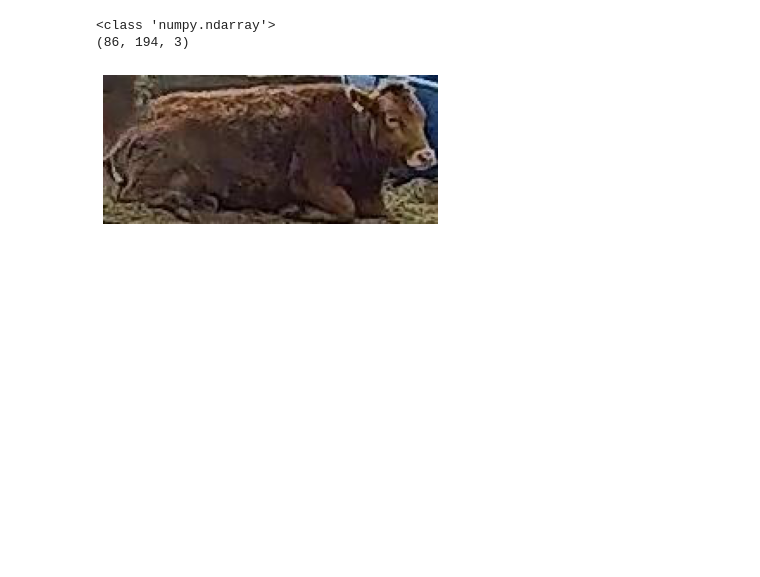
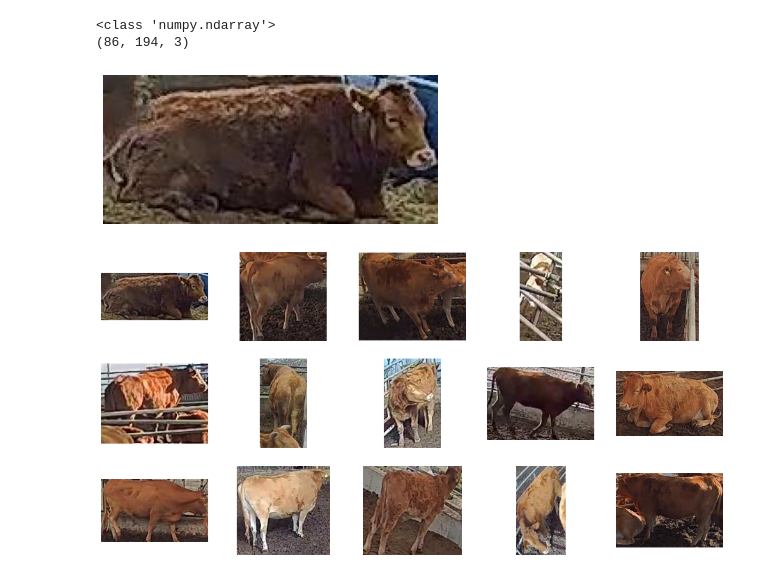
Before and after one commit to ammobam/AIcow, a Jupyter notebook: HJ ai hub cow.ipynb, the cells around one changed output. Drawn from its saved outputs; the diff is of its cells as text; code cells hidden in the pictures; blank space fills up the shorter version.

```diff
--- a/HJ ai hub cow.ipynb
+++ b/HJ ai hub cow.ipynb
@@ -93,2 +96,22 @@ for idx in range(num_keypoint):
+# %%
+# 경로 + 파일명 리스트 만들기
+import os
+
+def file_dir(path):
+    # 입력받은 경로에 있는 파일명 리스트 만들기
+    file_name_list = os.listdir(path)
+    # 파일 개수
+    len_list = len(file_name_list)
+
+    # 경로 + 파일명 리스트 만들기
+    path_list = []
+    for idx in range(len_list):
+        a = path + '/' + file_name_list[idx]
+        path_list.append(a)
+    return path_list
+# %%
+# 확인
+train_source_key_path = file_dir(train_source_key_path)
+train_label_key_path = file_dir(train_label_key_path)
 # %% [markdown]
 ## 이미지 출력
@@ -116,3 +136,24 @@ print(ndarray.shape)
 <class 'numpy.ndarray'>
 (86, 194, 3)
 [figure]
+# %%
+# 이미지 출력 함수
+import matplotlib.image as img
+import matplotlib.pyplot as plt
+
+def draw_cow(path):
+    #len_list = len(path)
+    len_list =15
+    plt.figure(figsize=(16, 8))
+
+    for idx in range(len_list):
+        #print(img.imread(path[idx]).shape)
+        plt.subplot(3, 5, idx+1)
+        plt.imshow(img.imread(path[idx]))
+        #plt.plot(img.imread(path[idx]))
+        plt.axis('off')
+# %%
+# 확인
+draw_cow(train_source_key_path)
+# %% [output]
+[figure, added]
```
Also changed, not shown: parts of 21 cells of this notebook.
